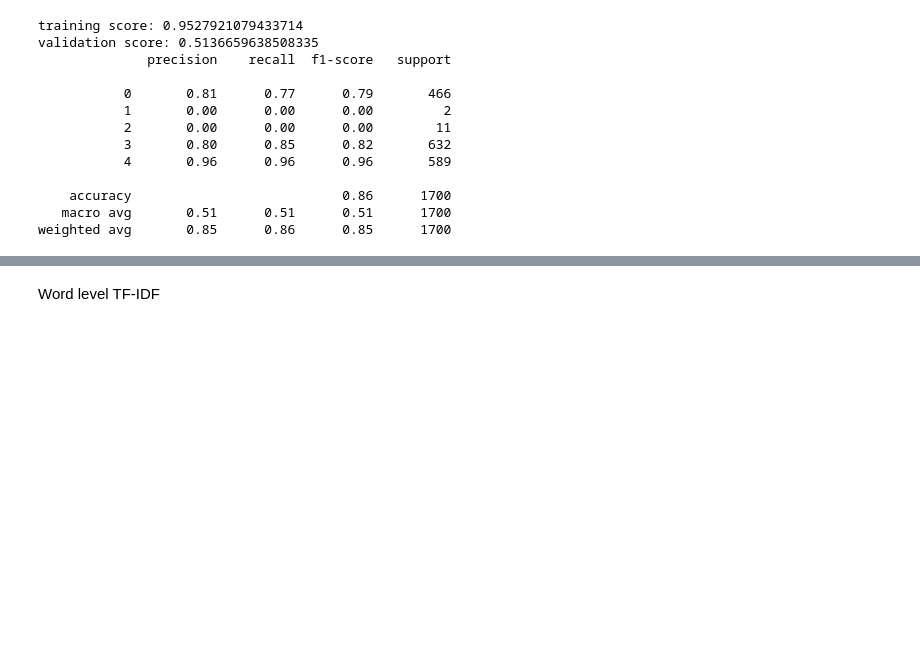
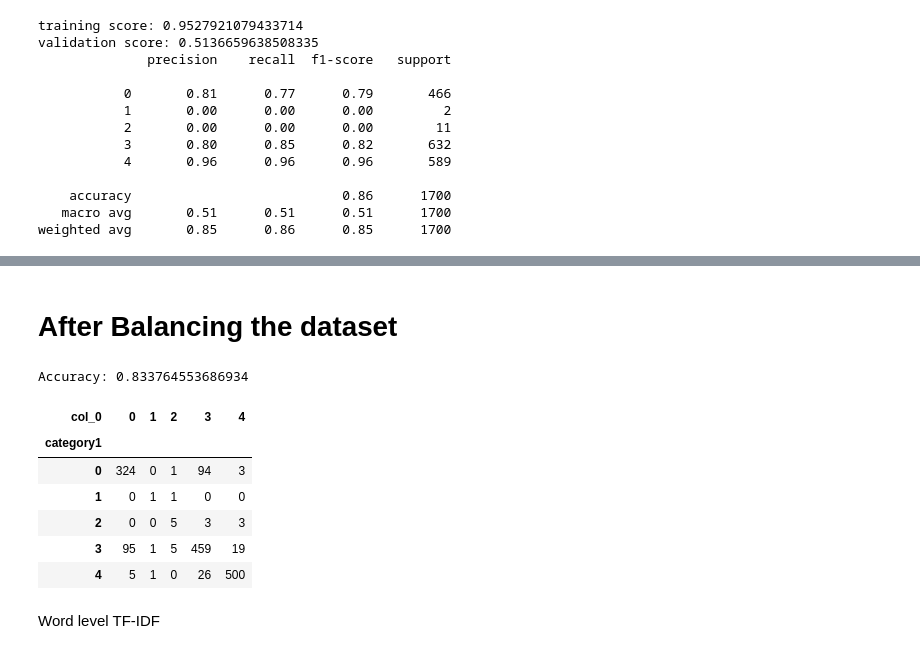
Before and after one commit to tomeliud/Natural-Language-Processings-NLP-on-Swahili-News-Classification-, a Jupyter notebook: Swahili_News_Classification.ipynb, the cells around one changed output, grey strips where cells are left out. Drawn from its saved outputs; the diff is of its cells as text; code cells hidden in the pictures; blank space fills up the shorter version.

```diff
--- a/Swahili_News_Classification.ipynb
+++ b/Swahili_News_Classification.ipynb
@@ -647,3 +694,20 @@ weighted avg       0.85      0.86      0.85      1700
+# %% [markdown]
+# After Balancing the dataset
+# %%
+model  = xgb_model
+model.fit(features_train_smote,labels_train_smote)
+y_predict = model.predict(features_test)
+print('Accuracy:',accuracy_score(labels_test,y_predict))
+pd.crosstab(labels_test,y_predict)
+# %% [output]
+Accuracy: 0.833764553686934
+| col_0 | 0 | 1 | 2 | 3 | 4 |
+| category1 |  |  |  |  |  |
+| 0 | 324 | 0 | 1 | 94 | 3 |
+| 1 | 0 | 1 | 1 | 0 | 0 |
+| 2 | 0 | 0 | 5 | 3 | 3 |
+| 3 | 95 | 1 | 5 | 459 | 19 |
+| 4 | 5 | 1 | 0 | 26 | 500 |
 # %% [markdown]
 Word level TF-IDF
 # %%
```
Also changed, not shown: parts of 38 cells of this notebook.
